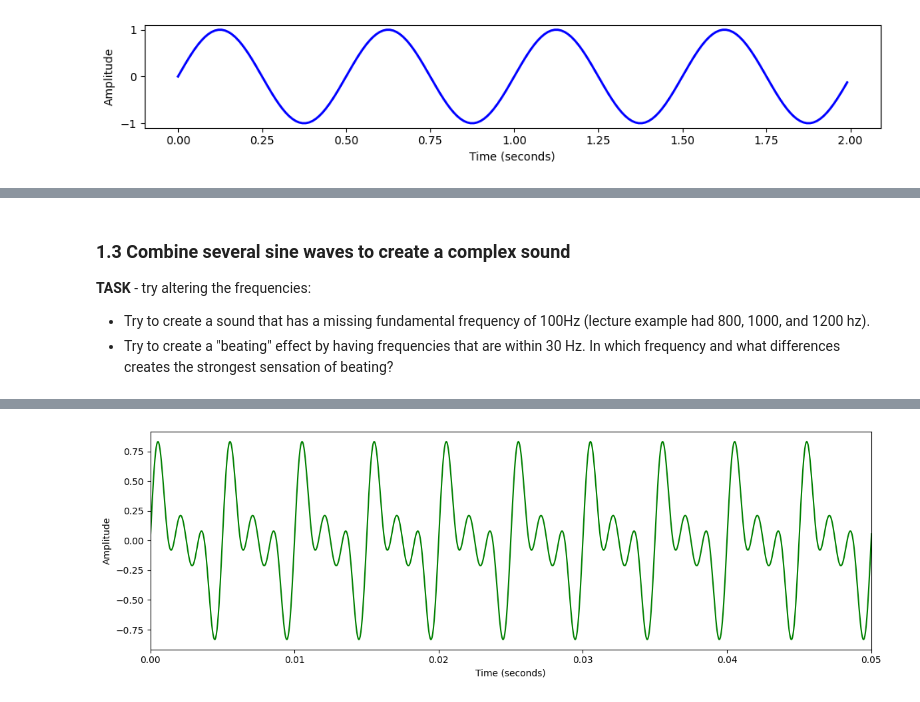
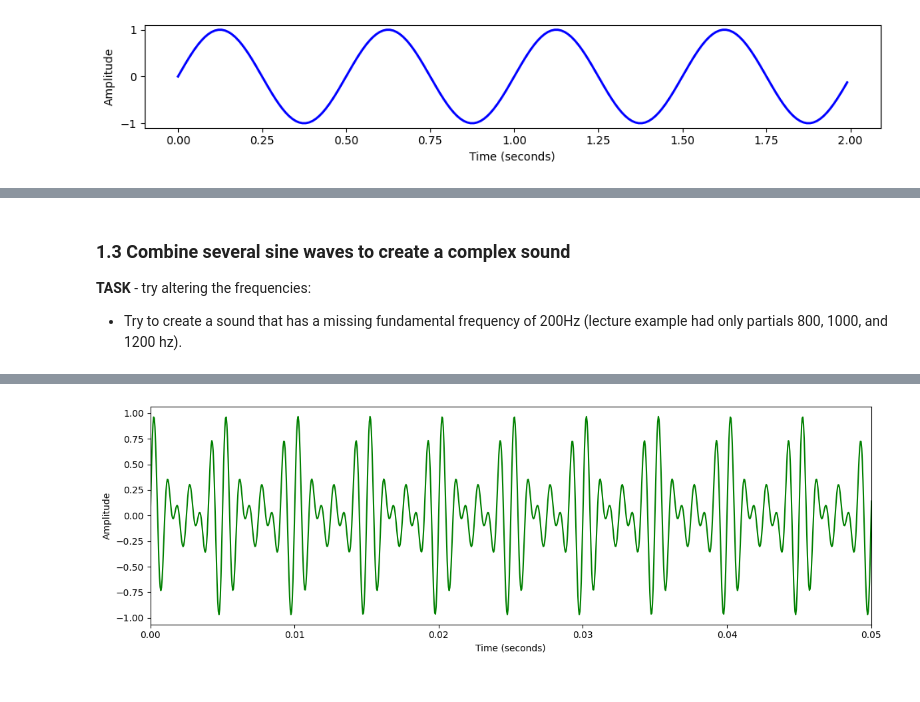
Before and after one commit to tuomaseerola/music_and_science_seminar, a Jupyter notebook: seminar2B.ipynb, the cells around one changed output, grey strips where cells are left out. Drawn from its saved outputs; the diff is of its cells as text; code cells hidden in the pictures.

```diff
--- a/seminar2B.ipynb
+++ b/seminar2B.ipynb
@@ -75,33 +66,32 @@ ipd.display(ipd.Audio(data=x, rate=Fs))
 # %% [markdown]
 ### 1.3 Combine several sine waves to create a complex sound
 **TASK** - try altering the frequencies:
-  * Try to create a sound that has a missing fundamental frequency of 100Hz (lecture example had 800, 1000, and 1200 hz).
-  * Try to create a "beating" effect by having frequencies that are within 30 Hz. In which frequency and what differences creates the strongest sensation of beating?
+  * Try to create a sound that has a missing fundamental frequency of 200Hz (lecture example had only partials 800, 1000, and 1200 hz).
 # %%
 # Combine several sine waves (here are three frequencies)
-frequency1 = 200 #PROMPT: Change the values of the 3 frequencies and listen to the output. Carry out the tasks above.
-frequency2 = 400
-frequency3 = 600
+frequency1 = 800 #PROMPT: Change the values of the 3 frequencies and listen to the output. Carry out the tasks above.
+frequency2 = 1000
+frequency3 = 1200
 duration = 1.0
 amplitude = 1.0
 phase = 0.0
 Fs = 22050
 
 num_samples = int(Fs * duration)
 t = np.arange(num_samples) / Fs
 x1 = amplitude * np.sin(2 * np.pi * (frequency1 * t - phase)) # 1st sine
 x2 = amplitude * np.sin(2 * np.pi * (frequency2 * t - phase)) # 2nd sine
 x3 = amplitude * np.sin(2 * np.pi * (frequency3 * t - phase)) # 3rd sine
 # Combine all three (sum and divide by 3 to keep the amplitude as original)
 x123=(x1+x2+x3)/3
 
 plt.figure(figsize=(12, 4))
-plt.plot(t, x123, color='green')
+plt.plot(t, x123, color = 'green')
 plt.xlim([0, 0.05])             # New element: Just show the first 50 ms
 plt.xlabel('Time (seconds)')
 plt.ylabel('Amplitude')
 plt.tight_layout()
 ipd.display(ipd.Audio(data=x123, rate=Fs))
 # %% [output]
 [interactive output not drawn]
-[figure, old version]
+[figure, new version]
```
Also changed, not shown: parts of 11 cells of this notebook.
